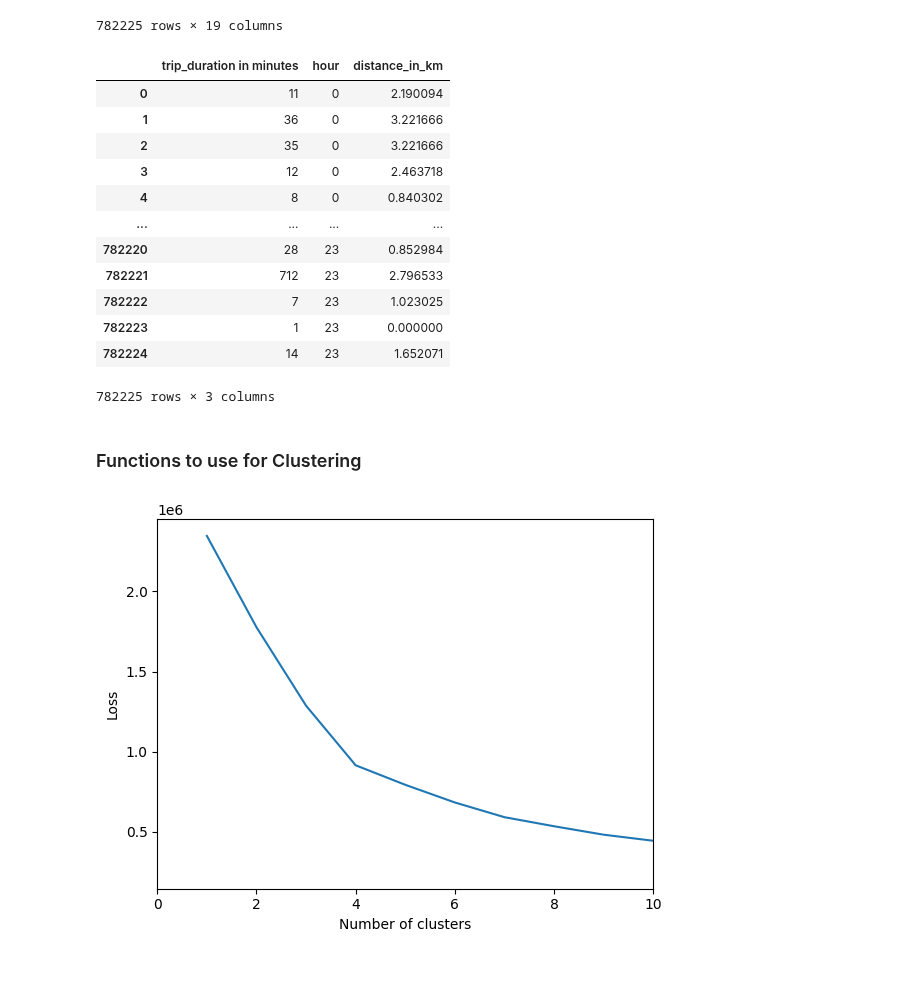
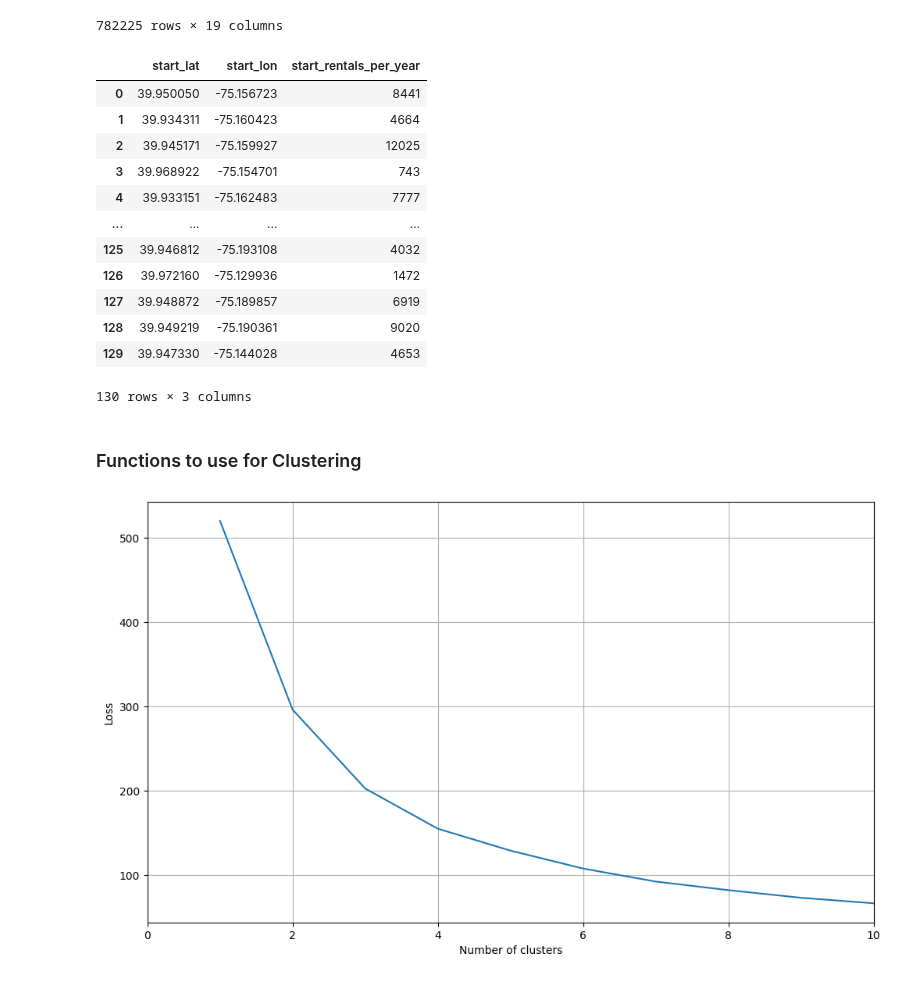
Before and after one commit to yassinehammou27/intentionally_blank, a Jupyter notebook: Team Assignment - Intentionally Blank.ipynb, the cells around one changed output. Cells and saved outputs as stored; diff of their text form; code cells hidden in the pictures.

Commit message:
First real attempt to cluster geographical demand patterns

```diff
--- a/Team Assignment - Intentionally Blank.ipynb
+++ b/Team Assignment - Intentionally Blank.ipynb
@@ -336,27 +322,28 @@ df_philadelphia_cleaned
 df_phil_clustering = df_philadelphia_cleaned.copy()
 
 # Deleting every column except for a feature columns after calculating them
-df_phil_clustering.drop(['start_time', 'end_time', 'start_station_id', 'end_station_id', 'bike_id', 'user_type', 'start_station_name', 'end_station_name',
-'start_lat', 'start_lon', 'end_lat', 'end_lon', 'month', 'week', 'weekday', 'day'], axis=1, inplace=True)
 df_phil_clustering.loc[:, 'trip_duration'] = df_phil_clustering['trip_duration'].dt.seconds / 60
 df_phil_clustering.rename(columns={'trip_duration': 'trip_duration in minutes'}, inplace=True)
 df_phil_clustering['trip_duration in minutes'] = df_phil_clustering['trip_duration in minutes'].astype(int)
 # %%
-df_phil_clustering
+df_phil_coordinates = df_phil_clustering.groupby(['start_station_name', 'start_lat', 'start_lon'])['start_station_name'].count().reset_index(name='start_rentals_per_year')
+df_phil_coordinates.drop('start_station_name', axis=1, inplace=True)
+
+df_phil_coordinates
 # %% [output]
-|  | trip_duration in minutes | hour | distance_in_km |
-| 0 | 11 | 0 | 2.190094 |
-| 1 | 36 | 0 | 3.221666 |
-| 2 | 35 | 0 | 3.221666 |
-| 3 | 12 | 0 | 2.463718 |
-| 4 | 8 | 0 | 0.840302 |
+|  | start_lat | start_lon | start_rentals_per_year |
+| 0 | 39.950050 | -75.156723 | 8441 |
+| 1 | 39.934311 | -75.160423 | 4664 |
+| 2 | 39.945171 | -75.159927 | 12025 |
+| 3 | 39.968922 | -75.154701 | 743 |
+| 4 | 39.933151 | -75.162483 | 7777 |
 | ... | ... | ... | ... |
-| 782220 | 28 | 23 | 0.852984 |
-| 782221 | 712 | 23 | 2.796533 |
-| 782222 | 7 | 23 | 1.023025 |
-| 782223 | 1 | 23 | 0.000000 |
-| 782224 | 14 | 23 | 1.652071 |
+| 125 | 39.946812 | -75.193108 | 4032 |
+| 126 | 39.972160 | -75.129936 | 1472 |
+| 127 | 39.948872 | -75.189857 | 6919 |
+| 128 | 39.949219 | -75.190361 | 9020 |
+| 129 | 39.947330 | -75.144028 | 4653 |
-782225 rows × 3 columns
+130 rows × 3 columns
 # %% [markdown]
 ### Functions to use for Clustering
 # %%
@@ -380,10 +367,12 @@ def calcAndPlotLoss(clusterAmount, dataframe):
         clusters.append(k+1)
         losses.append(model.inertia_)
 
+    fig = plt.subplots(figsize=(12,7))
     plt.plot(clusters, losses)
     plt.ylabel("Loss")
     plt.xlabel("Number of clusters")
     plt.xlim([0,10])
+    plt.grid(True)
     plt.show()
 # %%
 # This function calculates for a the defined amount of clusters KMeans on the given dataframe
@@ -399,6 +384,7 @@ def calcKMeans(numClusters, dataframe):
+# %%
+df_phil_coordinates_scaled = scalingData(df_phil_coordinates)
 # %%
-df_phil_clustering_scaled = scalingData(df_phil_clustering)
-calcAndPlotLoss(20, df_phil_clustering_scaled)
+calcAndPlotLoss(10, df_phil_coordinates_scaled)
 # %% [output]
-[figure, old version]
+[figure, new version]
 # %%
```
Also changed, not shown: parts of 4 cells of this notebook.
